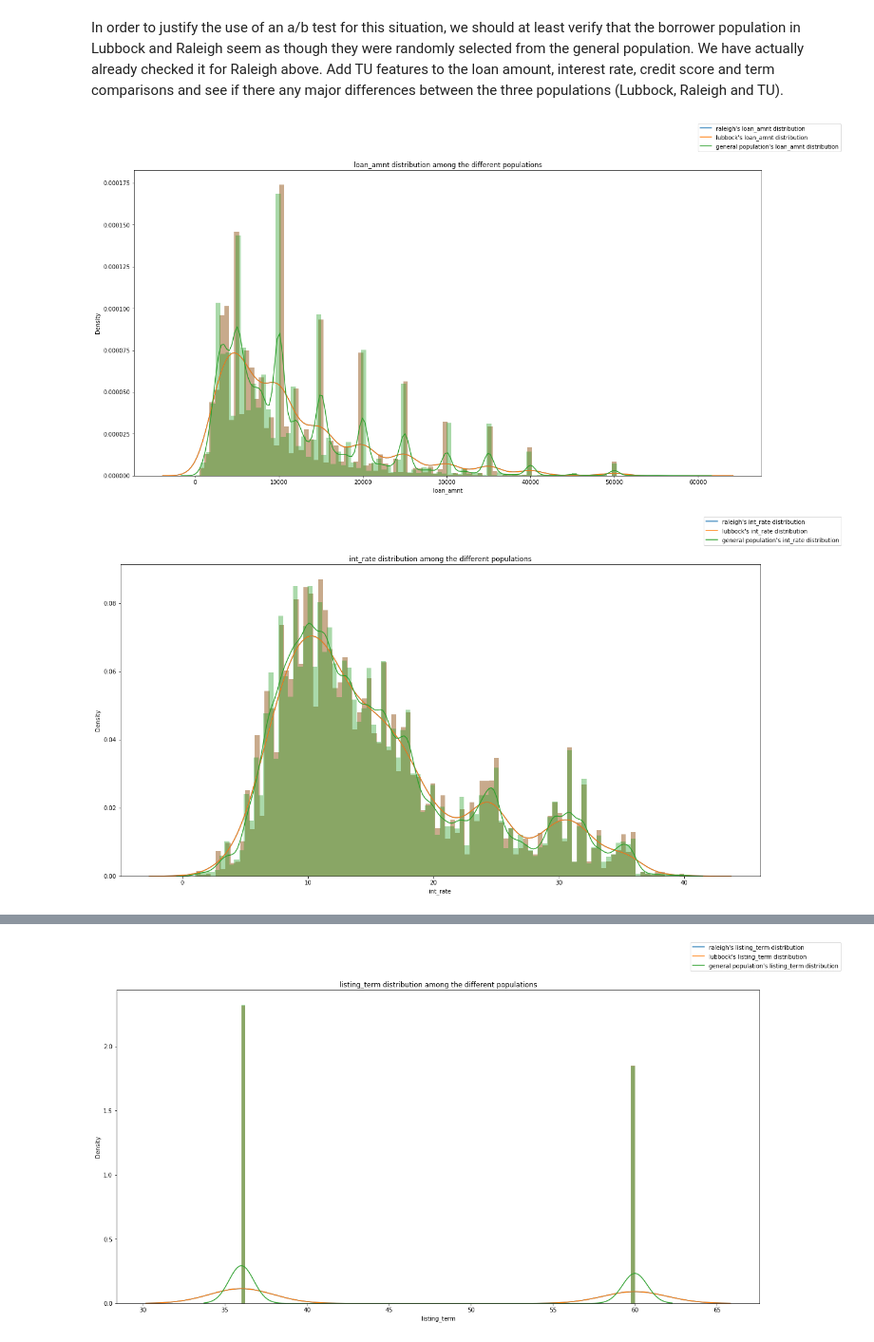
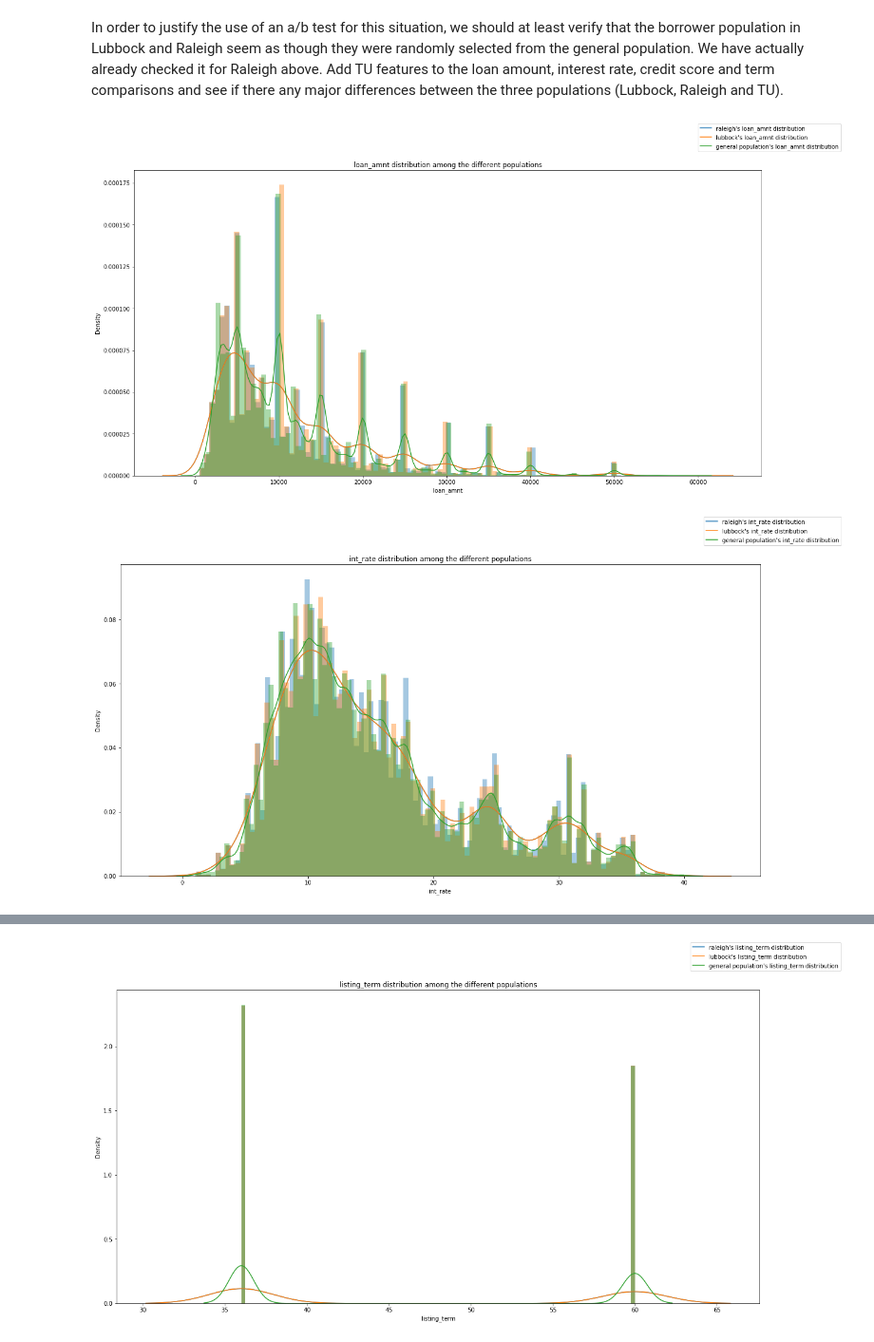
Before and after one commit to Pagaya-Pro/PagayaPro2021, a Jupyter notebook: assignments/assignment 1/assignment1 - Tomer & Shachar (1).ipynb, the cells around one changed output, grey strips where cells are left out. Shown at 95% size. Drawn from its saved outputs; the diff is of its cells as text; code cells hidden in the pictures.

Commit message:
fix graph

```diff
--- a/assignments/assignment 1/assignment1 - Tomer & Shachar (1).ipynb
+++ b/assignments/assignment 1/assignment1 - Tomer & Shachar (1).ipynb
@@ -405,7 +425,7 @@ In order to justify the use of an a/b test for this situation, we should at leas
 # %%
 fig = plt.figure(figsize=(20,10))
 
-sns.distplot(raleigh_df.loan_amnt[raleigh_df.loan_amnt<60000], bins = 100)
+sns.distplot(raleigh_df.loan_amnt[raleigh_df.loan_amnt<60000], bins = 99)
 sns.distplot(lubbock_df.loan_amnt[lubbock_df.loan_amnt<60000], bins = 100)
 sns.distplot(tu_data.loan_amnt[tu_data.loan_amnt<60000], bins = 100)
 
@@ -414,19 +434,19 @@ plt.title("loan_amnt distribution among the different populations")
 
 plt.show();
 # %% [output]
-[figure, old version]
+[figure, new version]
 # %%
 fig = plt.figure(figsize=(20,10))
 
-sns.distplot(raleigh_df.int_rate, bins = 100)
+sns.distplot(raleigh_df.int_rate, bins = 99)
 sns.distplot(lubbock_df.int_rate, bins = 100)
 sns.distplot(tu_data.int_rate, bins = 100)
 
 fig.legend(labels=["raleigh's int_rate distribution","lubbock's int_rate distribution","general population's int_rate distribution"])
 plt.title("int_rate distribution among the different populations")
 plt.show();
 # %% [output]
-[figure, old version]
+[figure, new version]
 # %%
 fig = plt.figure(figsize=(20,10))
 
```
Also changed, not shown: parts of 5 cells of this notebook.
